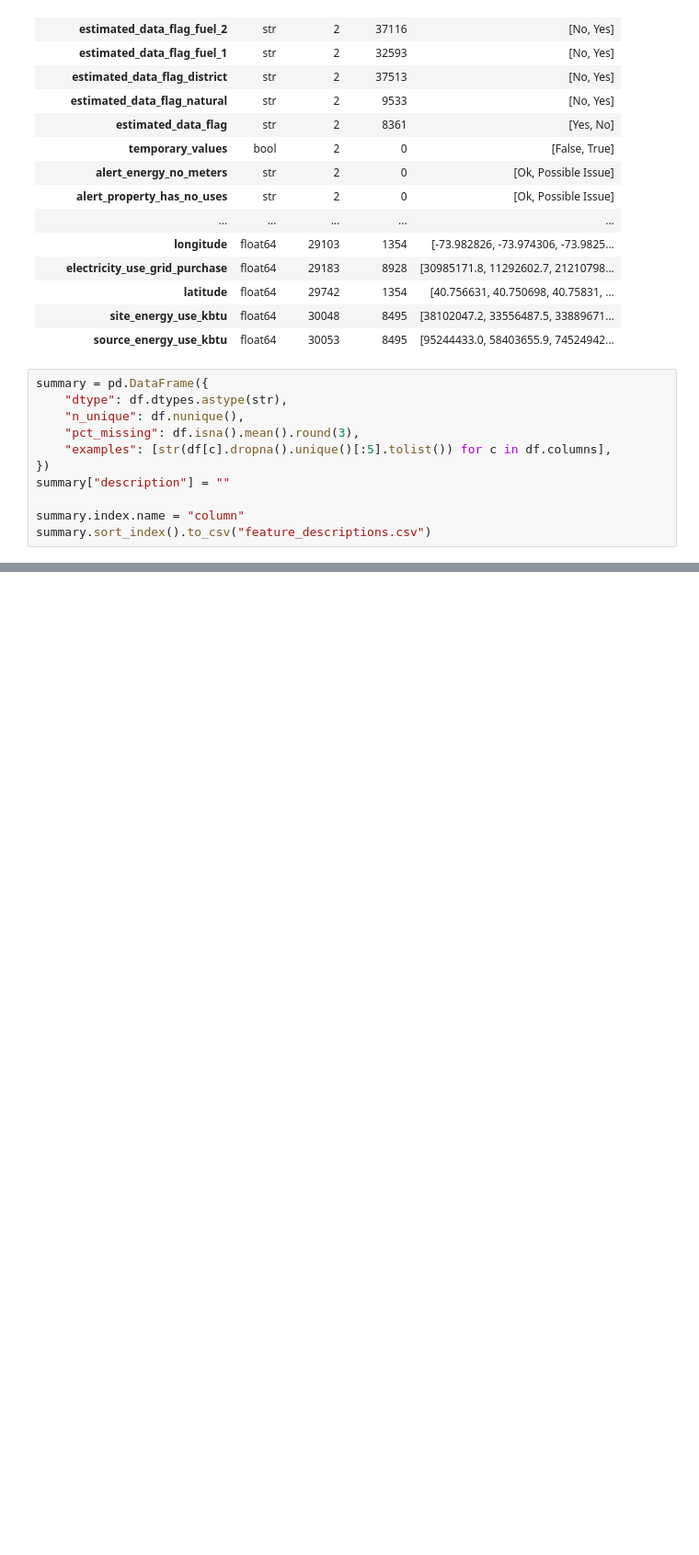
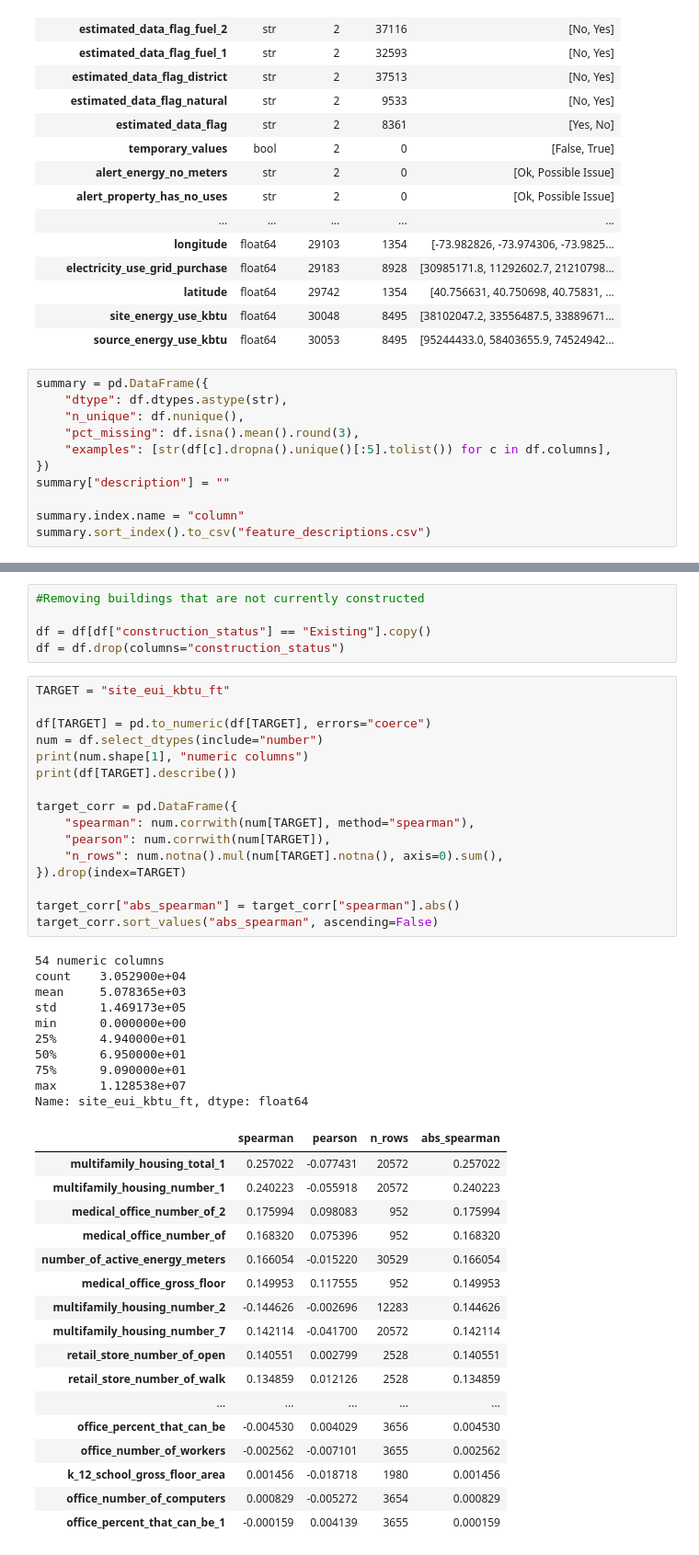
Before and after one commit to gchudley/Any-Idea, a Jupyter notebook: data-exploration.ipynb, the cells around one changed output, grey strips where cells are left out. Shown at 92% size. Saved outputs shown, nothing was run; the diff lists cells and outputs as text; blank space fills up the shorter version.

```diff
--- a/data-exploration.ipynb
+++ b/data-exploration.ipynb
@@ -178,0 +235,49 @@ summary.sort_index().to_csv("feature_descriptions.csv")
+# %%
+#Removing buildings that are not currently constructed
+
+df = df[df["construction_status"] == "Existing"].copy()
+df = df.drop(columns="construction_status")
+# %%
+TARGET = "site_eui_kbtu_ft"
+
+df[TARGET] = pd.to_numeric(df[TARGET], errors="coerce")
+num = df.select_dtypes(include="number")
+print(num.shape[1], "numeric columns")
+print(df[TARGET].describe())
+
+target_corr = pd.DataFrame({
+    "spearman": num.corrwith(num[TARGET], method="spearman"),
+    "pearson": num.corrwith(num[TARGET]),
+    "n_rows": num.notna().mul(num[TARGET].notna(), axis=0).sum(),
+}).drop(index=TARGET)
+
+target_corr["abs_spearman"] = target_corr["spearman"].abs()
+target_corr.sort_values("abs_spearman", ascending=False)
+# %% [output]
+54 numeric columns
+count    3.052900e+04
+mean     5.078365e+03
+std      1.469173e+05
+min      0.000000e+00
+25%      4.940000e+01
+50%      6.950000e+01
+75%      9.090000e+01
+max      1.128538e+07
+Name: site_eui_kbtu_ft, dtype: float64
+|  | spearman | pearson | n_rows | abs_spearman |
+| multifamily_housing_total_1 | 0.257022 | -0.077431 | 20572 | 0.257022 |
+| multifamily_housing_number_1 | 0.240223 | -0.055918 | 20572 | 0.240223 |
+| medical_office_number_of_2 | 0.175994 | 0.098083 | 952 | 0.175994 |
+| medical_office_number_of | 0.168320 | 0.075396 | 952 | 0.168320 |
+| number_of_active_energy_meters | 0.166054 | -0.015220 | 30529 | 0.166054 |
+| medical_office_gross_floor | 0.149953 | 0.117555 | 952 | 0.149953 |
+| multifamily_housing_number_2 | -0.144626 | -0.002696 | 12283 | 0.144626 |
+| multifamily_housing_number_7 | 0.142114 | -0.041700 | 20572 | 0.142114 |
+| retail_store_number_of_open | 0.140551 | 0.002799 | 2528 | 0.140551 |
+| retail_store_number_of_walk | 0.134859 | 0.012126 | 2528 | 0.134859 |
+| ... | ... | ... | ... | ... |
+| office_percent_that_can_be | -0.004530 | 0.004029 | 3656 | 0.004530 |
+| office_number_of_workers | -0.002562 | -0.007101 | 3655 | 0.002562 |
+| k_12_school_gross_floor_area | 0.001456 | -0.018718 | 1980 | 0.001456 |
+| office_number_of_computers | 0.000829 | -0.005272 | 3654 | 0.000829 |
+| office_percent_that_can_be_1 | -0.000159 | 0.004139 | 3655 | 0.000159 |
```
Also changed, not shown: parts of 3 cells of this notebook, 1 other file.
